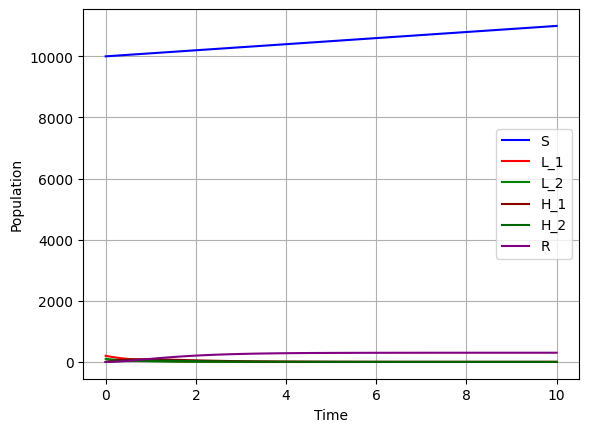
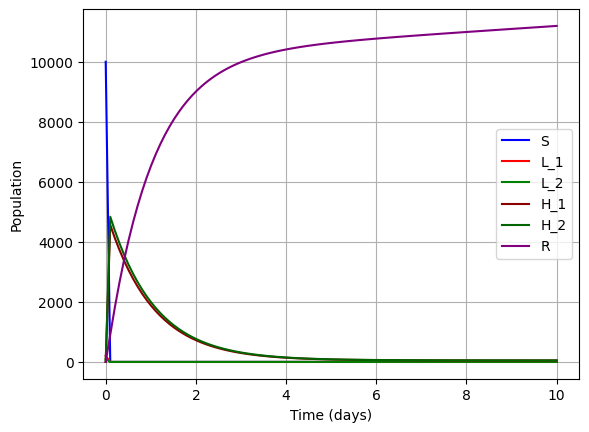
The change to this notebook cell's code, shown as a diff; its figure went from the first image to the second:
--- before
+++ after
@@ -3,6 +3,6 @@
 mu = 0.00003333333 #1/lifespan of person
 #infection rates
-beta_1 = 1/(Lambda/mu)
-beta_2 = 1/(Lambda/mu)
+beta_1 = 3.374
+beta_2 = 3
 #eta_1 = 0
 #eta_2 = 0
@@ -34,5 +34,5 @@
     return [dSdt, dL_1dt, dL_2dt, dH_1dt, dH_2dt, dRdt]
 
-t_span = (0, 100)
+t_span = (0, 10)
 initial = (10000, 200, 100, 0, 0, 0)
 
@@ -49,5 +49,5 @@
 plt.plot(sol.t, sol.y[4], label='H_2', color='darkgreen')
 plt.plot(sol.t, sol.y[5], label='R', color='purple')
-plt.xlabel('Time')
+plt.xlabel('Time (days)')
 plt.ylabel('Population')
 plt.legend()

Commit: add an R0 calculation